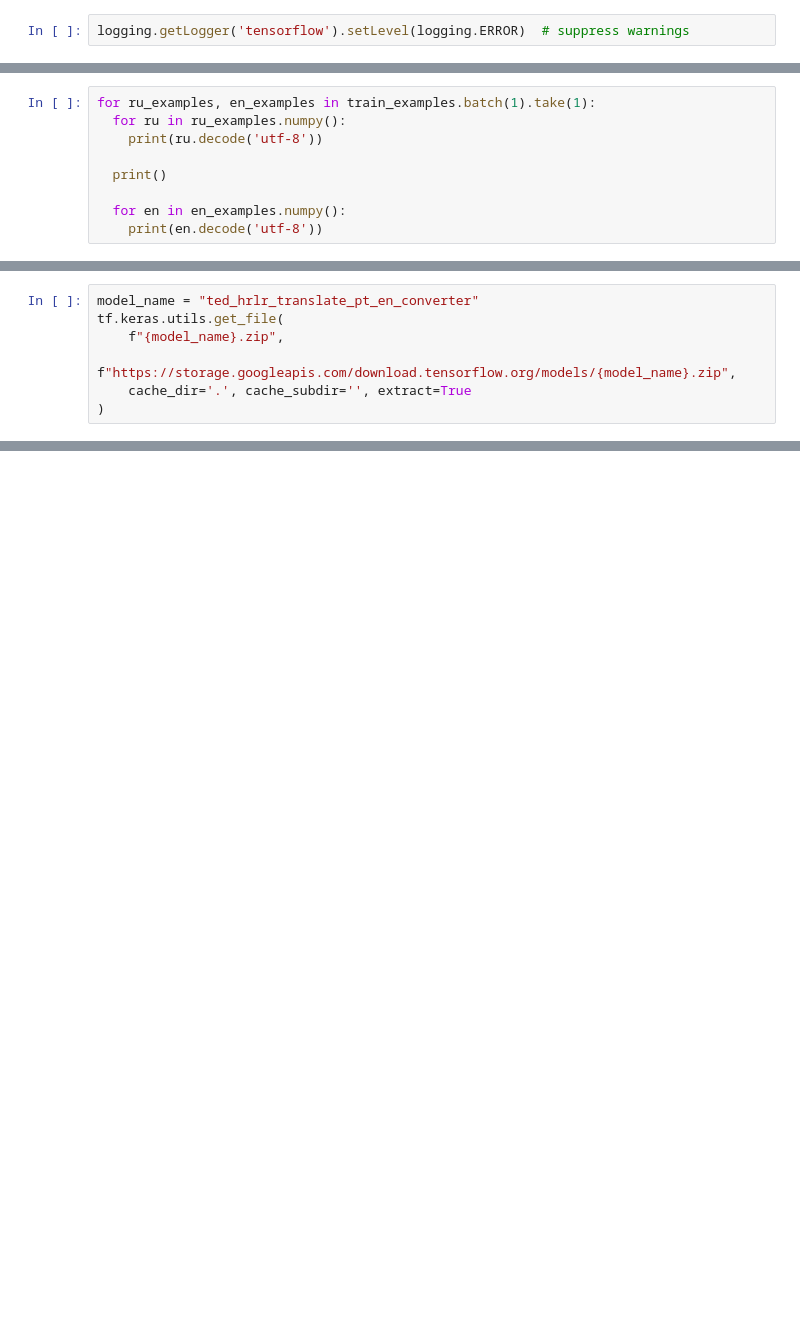
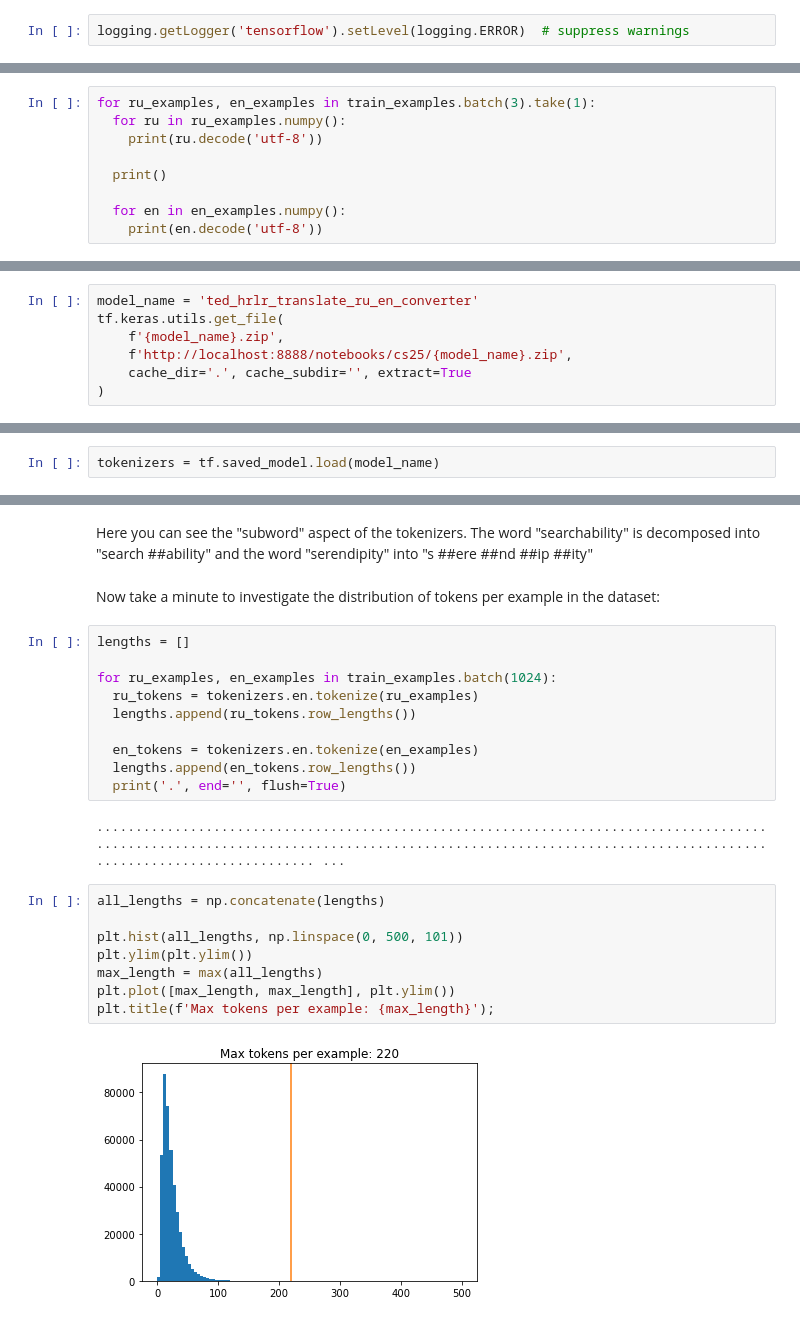
Before and after one commit to AlexandrParkhomenko/ai, a Jupyter notebook: cs25/transformer.ipynb, the cells around one changed output, grey strips where cells are left out. Cells and saved outputs as stored; diff of their text form; blank space fills up the shorter version.

```diff
--- a/cs25/transformer.ipynb
+++ b/cs25/transformer.ipynb
@@ -38,5 +99,5 @@ To enable them in other operations, rebuild TensorFlow with the appropriate comp
 # %%
-for ru_examples, en_examples in train_examples.batch(1).take(1):
+for ru_examples, en_examples in train_examples.batch(3).take(1):
   for ru in ru_examples.numpy():
     print(ru.decode('utf-8'))
 
@@ -52,7 +125,7 @@ c : success , the change is only coming through the barrel of the gun .
 # %%
-model_name = "ted_hrlr_translate_pt_en_converter"
+model_name = 'ted_hrlr_translate_ru_en_converter'
 tf.keras.utils.get_file(
-    f"{model_name}.zip",
-    f"https://storage.googleapis.com/download.tensorflow.org/models/{model_name}.zip",
+    f'{model_name}.zip',
+    f'http://localhost:8888/notebooks/cs25/{model_name}.zip',
     cache_dir='.', cache_subdir='', extract=True
 )
@@ -58,0 +134,2 @@ tf.keras.utils.get_file(
+# %%
+tokenizers = tf.saved_model.load(model_name)
@@ -58,0 +193,26 @@ tf.keras.utils.get_file(
+# %% [markdown]
+Here you can see the "subword" aspect of the tokenizers. The word "searchability" is decomposed into "search ##ability" and the word "serendipity" into "s ##ere ##nd ##ip ##ity"
+# %% [markdown]
+Now take a minute to investigate the distribution of tokens per example in the dataset:
+# %%
+lengths = []
+
+for ru_examples, en_examples in train_examples.batch(1024):
+  ru_tokens = tokenizers.en.tokenize(ru_examples)
+  lengths.append(ru_tokens.row_lengths())
+
+  en_tokens = tokenizers.en.tokenize(en_examples)
+  lengths.append(en_tokens.row_lengths())
+  print('.', end='', flush=True)
+# %% [output]
+........................................................................................................................................................................................................ ...
+# %%
+all_lengths = np.concatenate(lengths)
+
+plt.hist(all_lengths, np.linspace(0, 500, 101))
+plt.ylim(plt.ylim())
+max_length = max(all_lengths)
+plt.plot([max_length, max_length], plt.ylim())
+plt.title(f'Max tokens per example: {max_length}');
+# %% [output]
+[figure, added]
```
Also changed, not shown: parts of 147 cells of this notebook, 3 other files.
